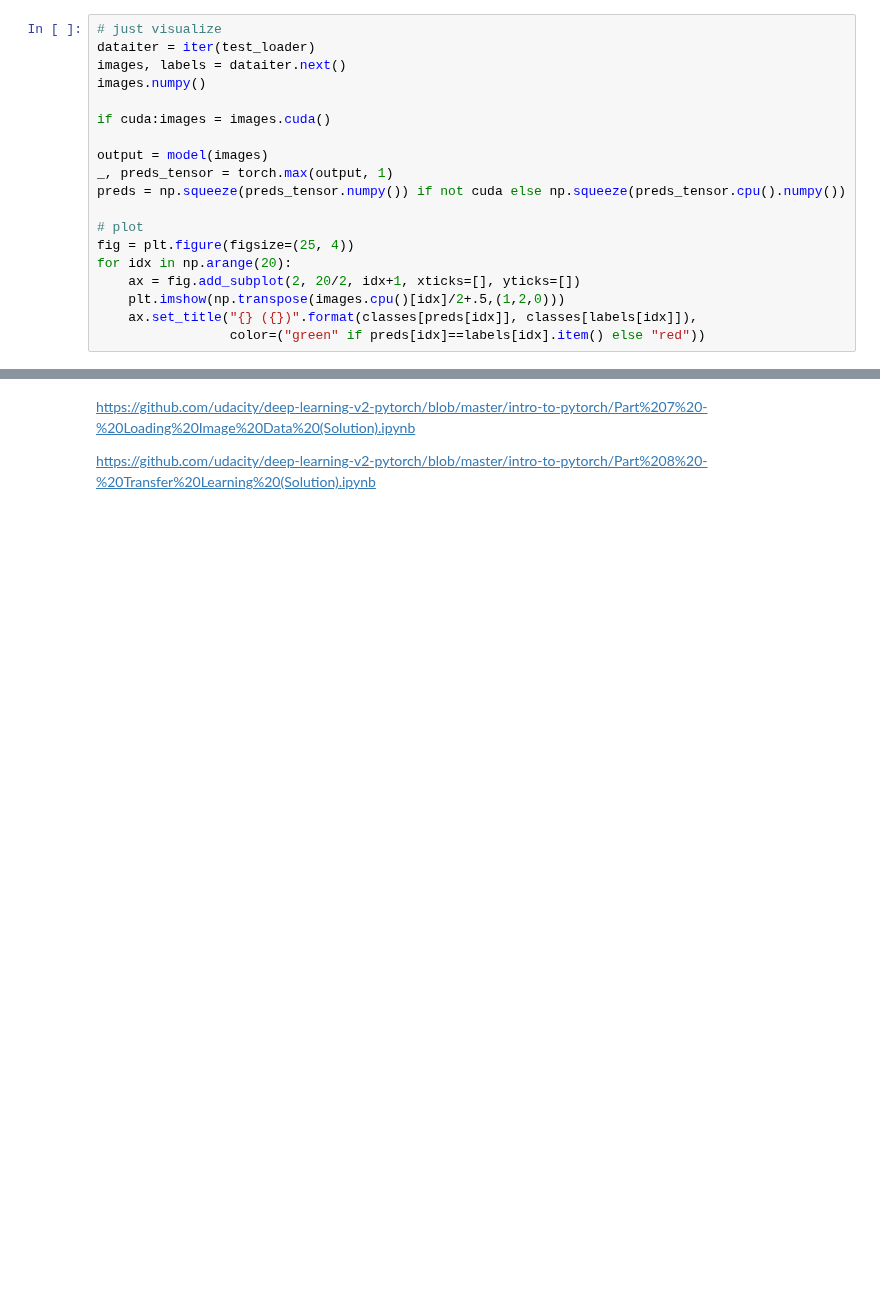
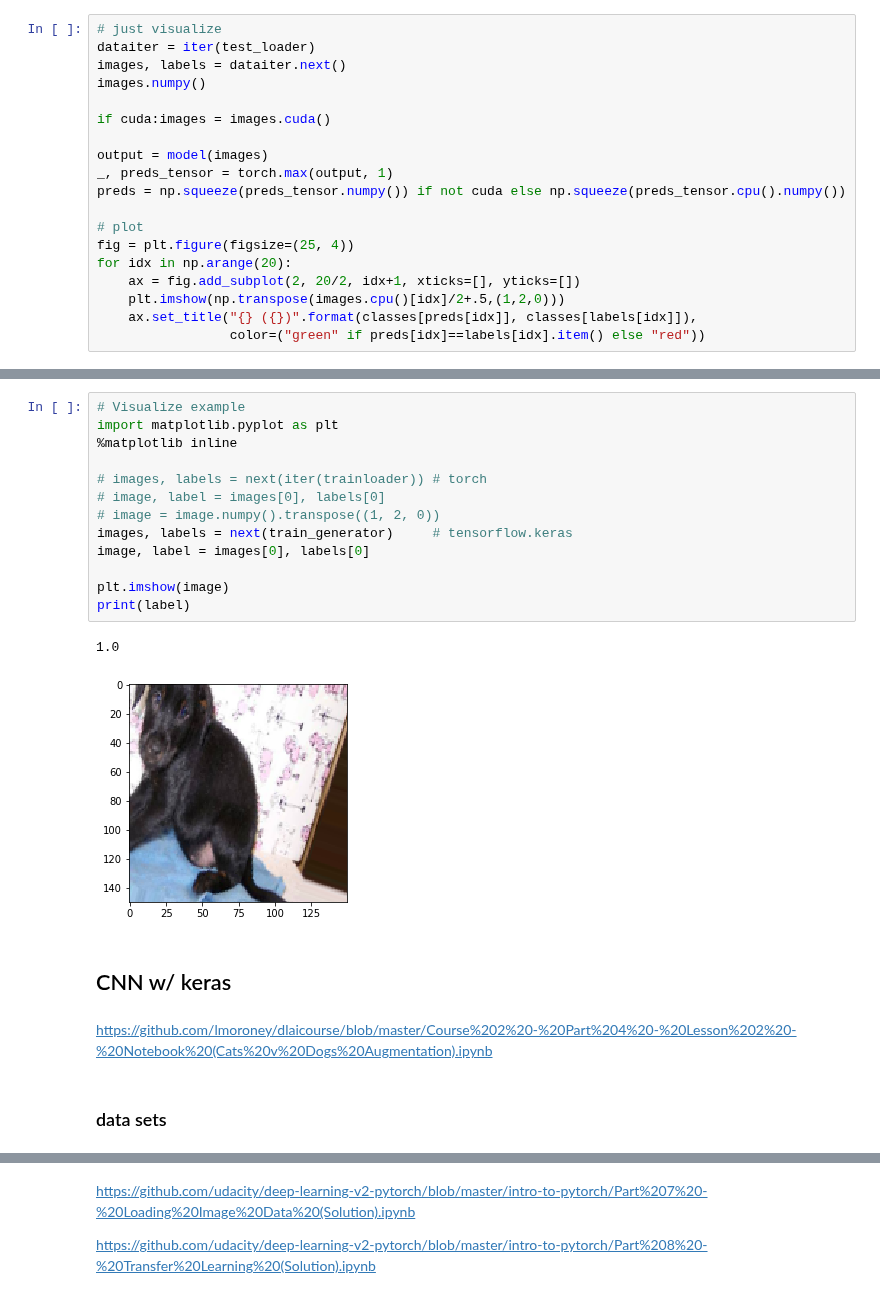
Before and after one commit to hoihui/nlp, a Jupyter notebook: CNN.ipynb, the cells around one changed output, grey strips where cells are left out. Drawn from its saved outputs; the diff is of its cells as text; blank space fills up the shorter version.

```diff
--- a/CNN.ipynb
+++ b/CNN.ipynb
@@ -697,0 +713,22 @@ for idx in np.arange(20):
+# %%
+# Visualize example
+import matplotlib.pyplot as plt
+%matplotlib inline
+
+# images, labels = next(iter(trainloader)) # torch
+# image, label = images[0], labels[0]
+# image = image.numpy().transpose((1, 2, 0))
+images, labels = next(train_generator)     # tensorflow.keras
+image, label = images[0], labels[0]
+
+plt.imshow(image)
+print(label)
+# %% [output]
+1.0
+[figure, added]
+# %% [markdown]
+## CNN w/ keras
+# %% [markdown]
+https://github.com/lmoroney/dlaicourse/blob/master/Course%202%20-%20Part%204%20-%20Lesson%202%20-%20Notebook%20(Cats%20v%20Dogs%20Augmentation).ipynb
+# %% [markdown]
+### data sets
```
Also changed, not shown: parts of 28 cells of this notebook, 3 other files.
